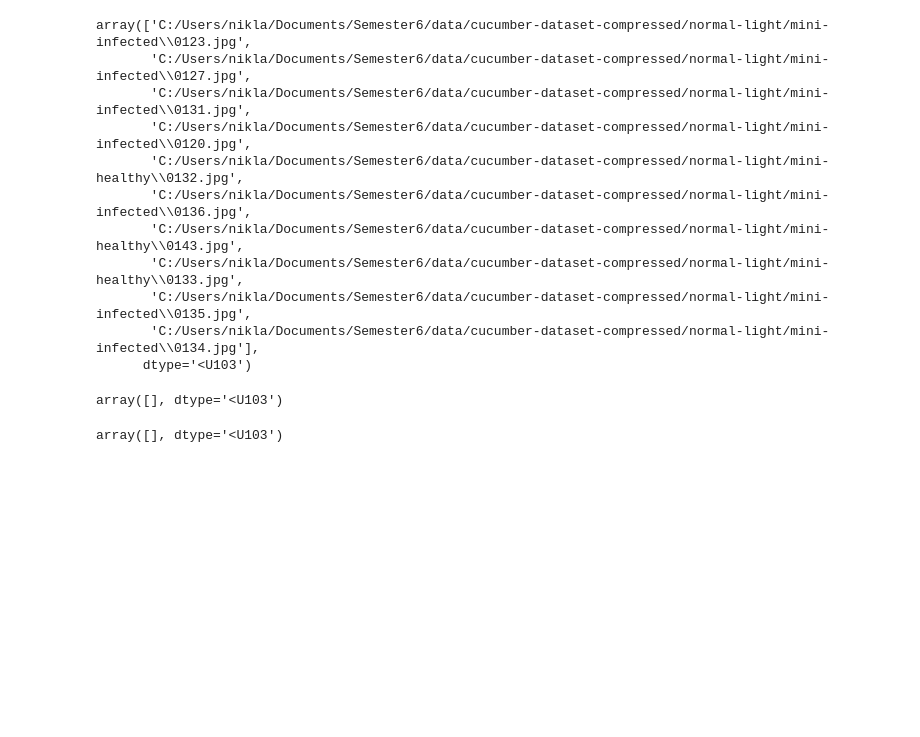
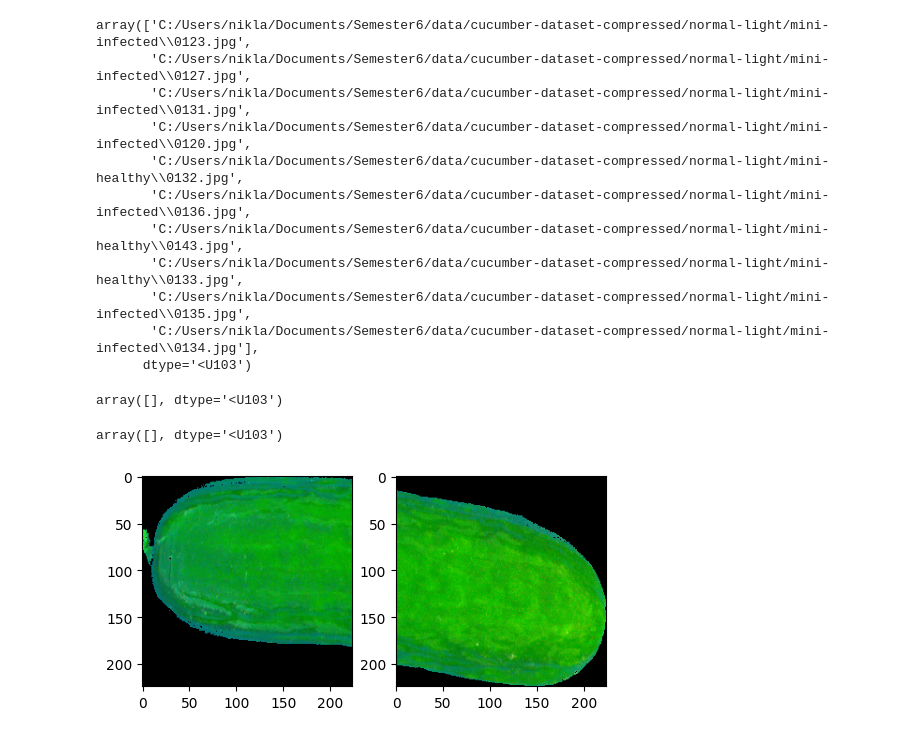
Before and after one commit to Niklas-Mezynski/fontys-cucumber-disease-ai-model, a Jupyter notebook: img_pre_processing_final_procedure.ipynb, the cells around one changed output. Drawn from its saved outputs; the diff is of its cells as text; code cells hidden in the pictures; blank space fills up the shorter version.

```diff
--- a/img_pre_processing_final_procedure.ipynb
+++ b/img_pre_processing_final_procedure.ipynb
@@ -212,3 +234,48 @@ array([], dtype='<U103')
 img_paths[df[df['last_cucumber_pixel_y'] > img_height - 4]['idx']]
 # %% [output]
 array([], dtype='<U103')
+# %%
+# Crop images to both tips
+idx = random.randint(0, images.shape[0] - 1)
+image = images[idx]
+df_entry = df.iloc[idx]
+
+total_height = df_entry['cucumber_height']
+total_width = df_entry['cucumber_width']
+
+if (total_height > total_width):
+    raise ValueError('Cucumber height is bigger than width')
+
+img_left = image[df_entry['first_cucumber_pixel_y']:df_entry['last_cucumber_pixel_y'],
+                   df_entry['first_cucumber_pixel_x']:df_entry['first_cucumber_pixel_x'] + total_height,]
+
+img_right = image[df_entry['first_cucumber_pixel_y']:df_entry['last_cucumber_pixel_y'],
+                  df_entry['last_cucumber_pixel_x'] - total_height:df_entry['last_cucumber_pixel_x'],]
+
+img_left = cv2.resize(img_left, dsize=(
+    224, 224), interpolation=cv2.INTER_CUBIC)
+
+img_right = cv2.resize(img_right, dsize=(
+    224, 224), interpolation=cv2.INTER_CUBIC)
+# %%
+# Remove background
+masked_img_left = (img_left[..., 2] < MASK_BLUE_THRESHOLD)
+img_mask_reshaped_left = np.zeros((*masked_img_left.shape, 3))
+img_mask_reshaped_left[np.where(masked_img_left)] = [1, 1, 1]
+
+masked_img_right = (img_right[..., 2] < MASK_BLUE_THRESHOLD)
+img_mask_reshaped_right = np.zeros((*masked_img_right.shape, 3))
+img_mask_reshaped_right[np.where(masked_img_right)] = [1, 1, 1]
+
+img_left = np.multiply(img_left, img_mask_reshaped_left).astype(np.uint)
+img_right = np.multiply(img_right, img_mask_reshaped_right).astype(np.uint)
+# %%
+plt.figure(figsize=(6, 6))
+plt.subplot(2, 2, 1)
+plt.imshow(img_left, cmap=plt.get_cmap('gray'))
+plt.subplot(2, 2, 2)
+plt.imshow(img_right, cmap=plt.get_cmap('gray'))
+
+plt.show()
+# %% [output]
+[figure, added]
```
Also changed, not shown: parts of 6 cells of this notebook.
